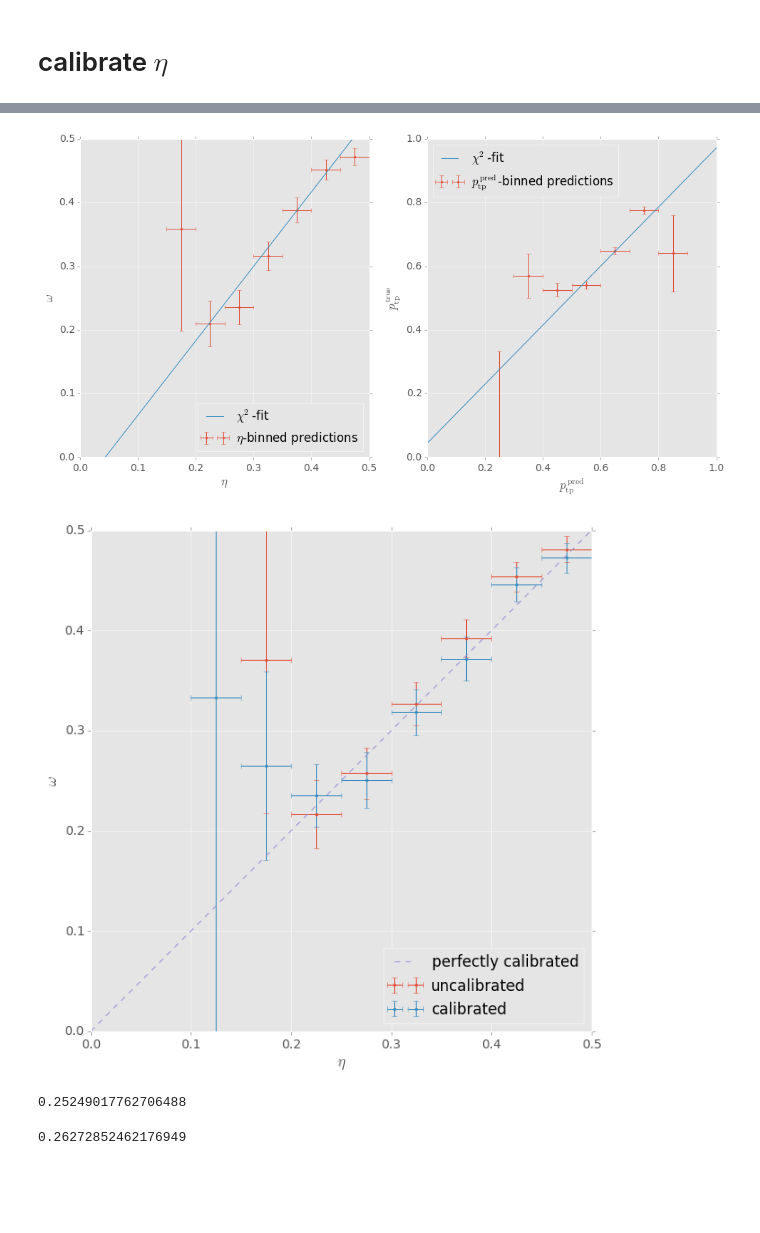
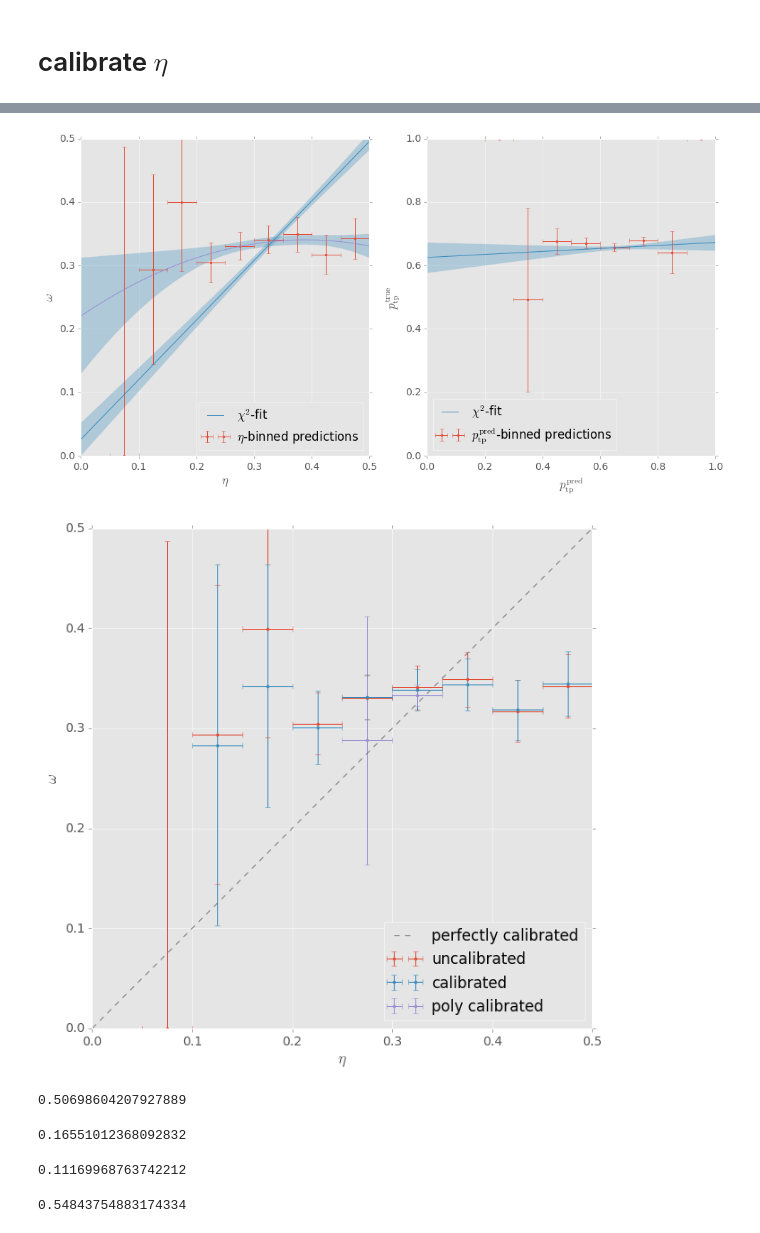
Before and after one commit to bixel/fttrainer, a Jupyter notebook: muon-training.ipynb, the cells around one changed output, grey strips where cells are left out. Cells and saved outputs as stored; diff of their text form; code cells hidden in the pictures; blank space fills up the shorter version.

Commit message:
save muon training

```diff
--- a/muon-training.ipynb
+++ b/muon-training.ipynb
@@ -166,7 +235,8 @@ xgb_model = XGBClassifier(max_depth=5, n_estimators=300, learning_rate=0.01, nth
 # %%
 # train with sWeights > 0 data
-xgb_model.fit(train_data[train_weights > 0][classic_MVA_features],
-              train_labels[train_weights > 0],
-              sample_weight=train_weights[train_weights > 0])
+sWeight_cut = train_weights > -1000
+xgb_model.fit(train_data[sWeight_cut][classic_MVA_features],
+              train_labels[sWeight_cut],
+              sample_weight=train_weights[sWeight_cut])
 # %% [output]
 XGBClassifier(base_score=0.5, colsample_bylevel=1, colsample_bytree=1,
@@ -259,3 +345,12 @@ plt.show()
 # %%
 params, cov = curve_fit(lambda x, a, b: Pbb(x, a, b, test_labels),
                         etas, probas > 0.5, maxfev=5000, p0=[0, 1])
+# %%
+# params_poly, cov_poly = curve_fit(lambda x, p0, p1, p2, p3: Pbb_poly(x, test_labels, p0, p1, p2, p3),
+#                                   etas, probas > 0.5, maxfev=10000)
+binned_data = proba_bins(etas, test_labels == False, range=(0, 0.5), sample_weight=test_weights, bins=20)
+nas = np.isnan(binned_data[1])
+xs, ys, sigmas = binned_data[0][~nas], binned_data[1][~nas], binned_data[2][~nas],
+params_poly, cov_poly = curve_fit(lambda x, p0, p1, p2: Pbb_poly(x, p0, p1, p2),
+                                  xs, ys, maxfev=10000, sigma=sigmas)
+errors_poly = np.sqrt(np.diag(cov_poly))
@@ -272,5 +373,5 @@ Cov:
 # %%
-params_p, cov_p = curve_fit(omega, probas, test_labels, p0=[probas.mean(), 1], maxfev=2000)
+params_p, cov_p = curve_fit(omega, probas, test_labels, p0=[0, 1], maxfev=10000)
 # %%
 err_p = np.sqrt(np.diag(cov_p))
 print(ufloat(params_p[0], err_p[0]),
@@ -290,7 +391,7 @@ def proba_bins(x, y_true, errs=True, bins=10, range=(0, 1), sample_weight=None):
         sample_weight = np.ones(x.shape)
     stepsize = (range[1] - range[0]) / bins
     bin_range = np.arange(range[0], range[1], stepsize)
-    xs = [x_ + stepsize/2 for x_ in bin_range]
+    xs = np.array([x_ + stepsize/2 for x_ in bin_range])
     true_sums = np.array([np.sum(sample_weight[(x > x_) & (x <= x_+stepsize)]) for x_ in bin_range])
     ys = np.array([np.sum(sample_weight[(x > x_) & (x <= x_+stepsize) & (np.array(y_true) == True)])
           for x_ in bin_range]) / true_sums
@@ -304,34 +405,52 @@ def proba_bins(x, y_true, errs=True, bins=10, range=(0, 1), sample_weight=None):
 # %%
 plt.figure(figsize=(16, 8))
 plt.subplot(1, 2, 1)
-plt.errorbar(*proba_bins(etas, test_data.target == False, range=(0, 0.5), sample_weight=test_weights),
+plt.errorbar(*proba_bins(etas, test_labels == False, range=(0, 0.5), sample_weight=test_weights),
              fmt='.', label=r'$\eta$-binned predictions')
-plt.plot([0, 1], omega(np.array([0, 1]), *params), label=r'$\chi^2$-fit')
+xs = np.linspace(0, 1)
+plt.plot(xs, omega(xs, *params), label=r'$\chi^2$-fit')
+plt.fill_between(xs,
+                 omega_poly(xs, *params) - np.sqrt(d_omega_poly(xs, cov, *params)),
+                 omega_poly(xs, *params) + np.sqrt(d_omega_poly(xs, cov, *params)),
+                 alpha=0.3)
+plt.plot(xs, omega_poly(xs, *params_poly))
+plt.fill_between(xs,
+                 omega_poly(xs, *params_poly) - np.sqrt(d_omega_poly(xs, cov_poly, *params_poly)),
+                 omega_poly(xs, *params_poly) + np.sqrt(d_omega_poly(xs, cov_poly, *params_poly)),
+                 alpha=0.3)
 plt.xlim(0, 0.5)
 plt.ylim(0, 0.5)
 plt.xlabel(r'$\eta$')
 plt.ylabel(r'$\omega$')
 plt.legend(loc='best')
 
 plt.subplot(1, 2, 2)
-plt.errorbar(*proba_bins(probas, test_data.target, range=(0, 1), sample_weight=test_weights),
+plt.errorbar(*proba_bins(probas, test_labels, range=(0, 1), sample_weight=test_weights),
              fmt='.', label=r'$p_\mathrm{tp}^\mathrm{pred}$-binned predictions')
-plt.plot([0, 1], omega(np.array([0, 1]), *params_p), label=r'$\chi^2$-fit')
+xs = np.linspace(0, 1)
+plt.plot(xs, omega(xs, *params_p), label=r'$\chi^2$-fit')
+plt.fill_between(xs,
+                 omega_poly(xs, *params_p) - np.sqrt(d_omega_poly(xs, cov_p, *params_p)),
+                 omega_poly(xs, *params_p) + np.sqrt(d_omega_poly(xs, cov_p, *params_p)),
+                 alpha=0.3)
 plt.xlabel(r'$p_\mathrm{tp}^\mathrm{pred}$')
 plt.ylabel(r'$p_\mathrm{tp}^\mathrm{true}$')
 plt.xlim(0, 1)
 plt.ylim(0, 1)
 plt.legend(loc='best')
 plt.show()
 # %% [output]
-[figure, old version]
+[figure, new version]
 # %%
 calibrated_etas = omega(etas, *params)
+poly_calibrated_etas = omega_poly(etas, *params_poly)
 plt.figure(figsize=(10, 10))
-plt.errorbar(*proba_bins(etas, test_data.target == False, range=(0, 0.5)),
+plt.errorbar(*proba_bins(etas, test_labels == False, range=(0, 0.5), sample_weight=test_weights),
              fmt='.', label='uncalibrated')
-plt.errorbar(*proba_bins(calibrated_etas, test_data.target == False, range=(0, 0.5)),
+plt.errorbar(*proba_bins(calibrated_etas, test_labels == False, range=(0, 0.5), sample_weight=test_weights),
              fmt='.', label='calibrated')
+plt.errorbar(*proba_bins(poly_calibrated_etas, test_labels == False, range=(0, 0.5), sample_weight=test_weights),
+             fmt='.', label='poly calibrated')
 plt.plot([0, 0.5], [0, 0.5], '--', label='perfectly calibrated')
 plt.xlim(0, 0.5)
 plt.ylim(0, 0.5)
@@ -340,9 +459,9 @@ plt.xlabel(r'$\eta$')
 plt.ylabel(r'$\omega$')
 plt.show()
 # %% [output]
-[figure, old version]
+[figure, new version]
 # %%
 # tagging power is even worse, obviously the simple linear calibration is not approprate here
-tagging_power_score(test_labels, calibrated_etas, get_event_number(df), sample_weight=test_weights) * 100
+tagging_power_score(test_labels, calibrated_etas, 0.5 * get_event_number(df), sample_weight=test_weights) * 100
 # %% [output]
-0.25249017762706488
+0.50698604207927889
@@ -349,4 +472,12 @@ tagging_power_score(test_labels, calibrated_etas, get_event_number(df), sample_w
+# %%
+np.mean(D2s)
+# %% [output]
+0.16551012368092832
+# %%
+d2_score(poly_calibrated_etas, sample_weight=test_weights)
+# %% [output]
+0.11169968763742212
 # %%
-tagging_power_score(test_labels, etas, get_event_number(df), sample_weight=test_weights) * 100
+tagging_power_score(test_labels, etas, 0.5 * get_event_number(df), sample_weight=test_weights) * 100
 # %% [output]
-0.26272852462176949
+0.54843754883174334
```
Also changed, not shown: parts of 22 cells of this notebook.
